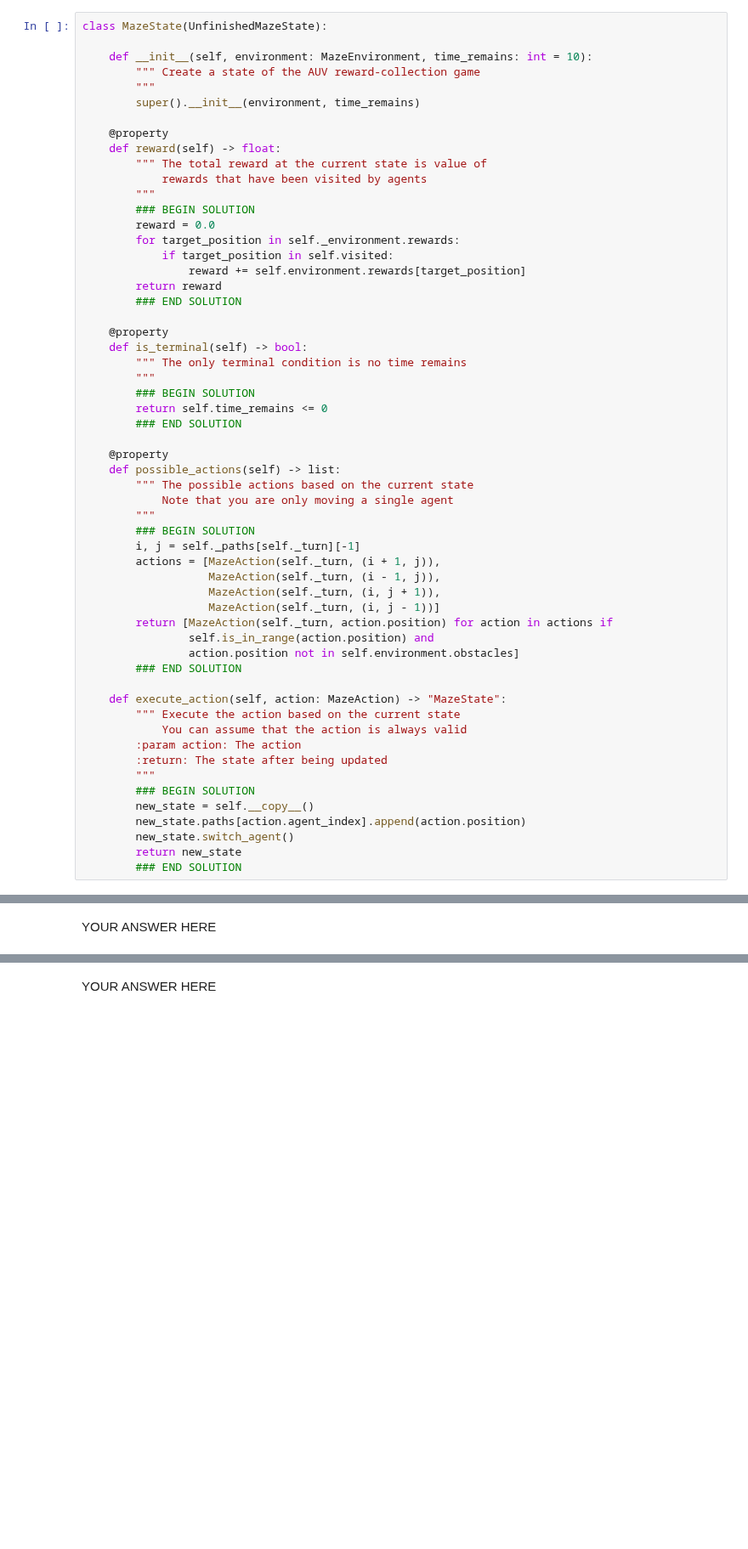
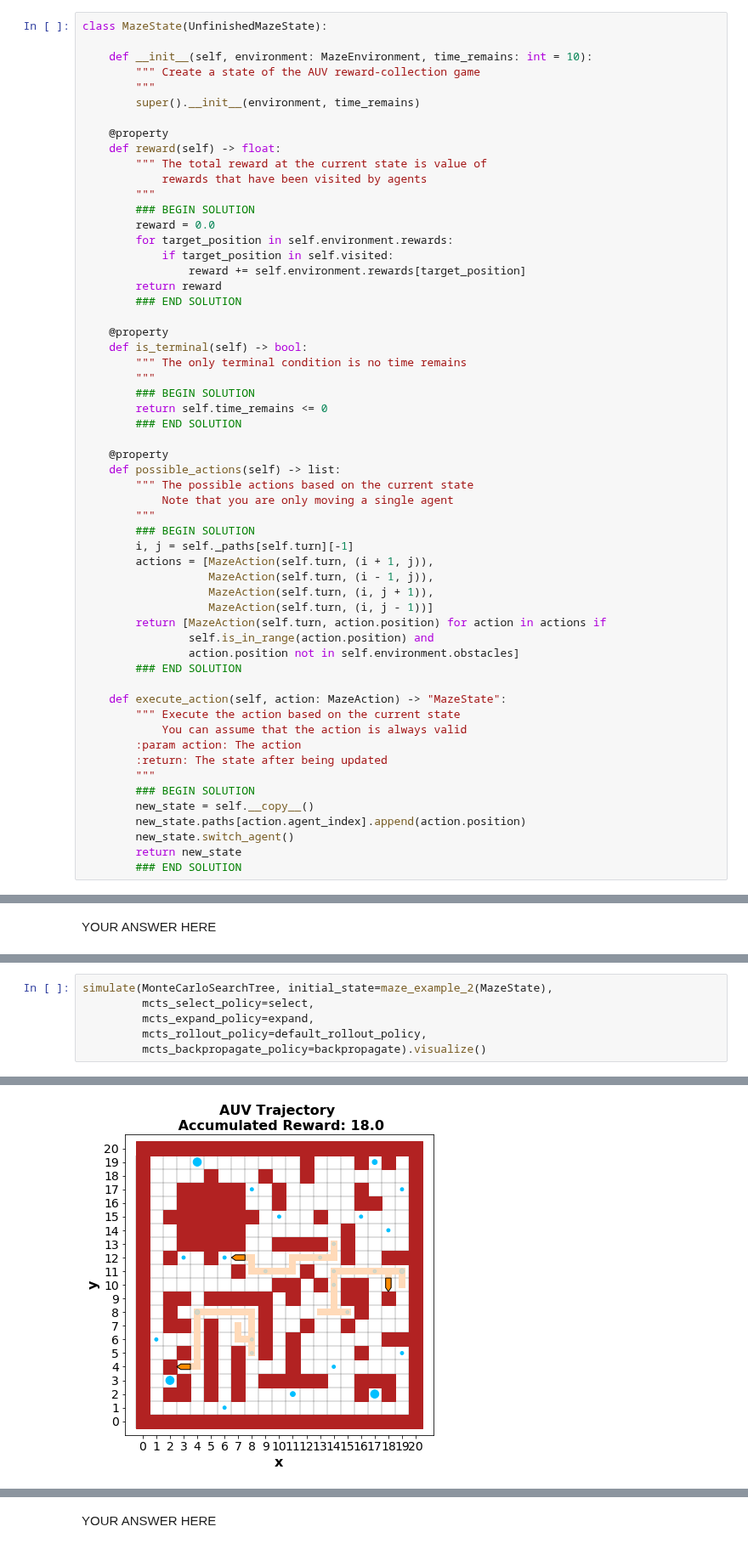
Before and after one commit to canpu/mcts-tutorial, a Jupyter notebook: pset/pset_mcts_collaboration.ipynb, the cells around one changed output, grey strips where cells are left out. Shown at 85% size. Cells and saved outputs as stored; diff of their text form; blank space fills up the shorter version.

```diff
--- a/pset/pset_mcts_collaboration.ipynb
+++ b/pset/pset_mcts_collaboration.ipynb
@@ -403,7 +396,7 @@ class MazeState(UnfinishedMazeState):
         """
         ### BEGIN SOLUTION
         reward = 0.0
-        for target_position in self._environment.rewards:
+        for target_position in self.environment.rewards:
             if target_position in self.visited:
                 reward += self.environment.rewards[target_position]
         return reward
@@ -423,12 +416,12 @@ class MazeState(UnfinishedMazeState):
             Note that you are only moving a single agent
         """
         ### BEGIN SOLUTION
-        i, j = self._paths[self._turn][-1]
-        actions = [MazeAction(self._turn, (i + 1, j)),
-                   MazeAction(self._turn, (i - 1, j)),
-                   MazeAction(self._turn, (i, j + 1)),
-                   MazeAction(self._turn, (i, j - 1))]
-        return [MazeAction(self._turn, action.position) for action in actions if
+        i, j = self._paths[self.turn][-1]
+        actions = [MazeAction(self.turn, (i + 1, j)),
+                   MazeAction(self.turn, (i - 1, j)),
+                   MazeAction(self.turn, (i, j + 1)),
+                   MazeAction(self.turn, (i, j - 1))]
+        return [MazeAction(self.turn, action.position) for action in actions if
                 self.is_in_range(action.position) and
                 action.position not in self.environment.obstacles]
         ### END SOLUTION
@@ -515,0 +510,7 @@ simulate(maze_example_2()).visualize()
+# %%
+simulate(MonteCarloSearchTree, initial_state=maze_example_2(MazeState),
+         mcts_select_policy=select,
+         mcts_expand_policy=expand,
+         mcts_rollout_policy=default_rollout_policy,
+         mcts_backpropagate_policy=backpropagate).visualize()
+# %% [output]
@@ -515,0 +534 @@ simulate(maze_example_2()).visualize()
+[figure, added]
```
Also changed, not shown: parts of 13 cells of this notebook.
